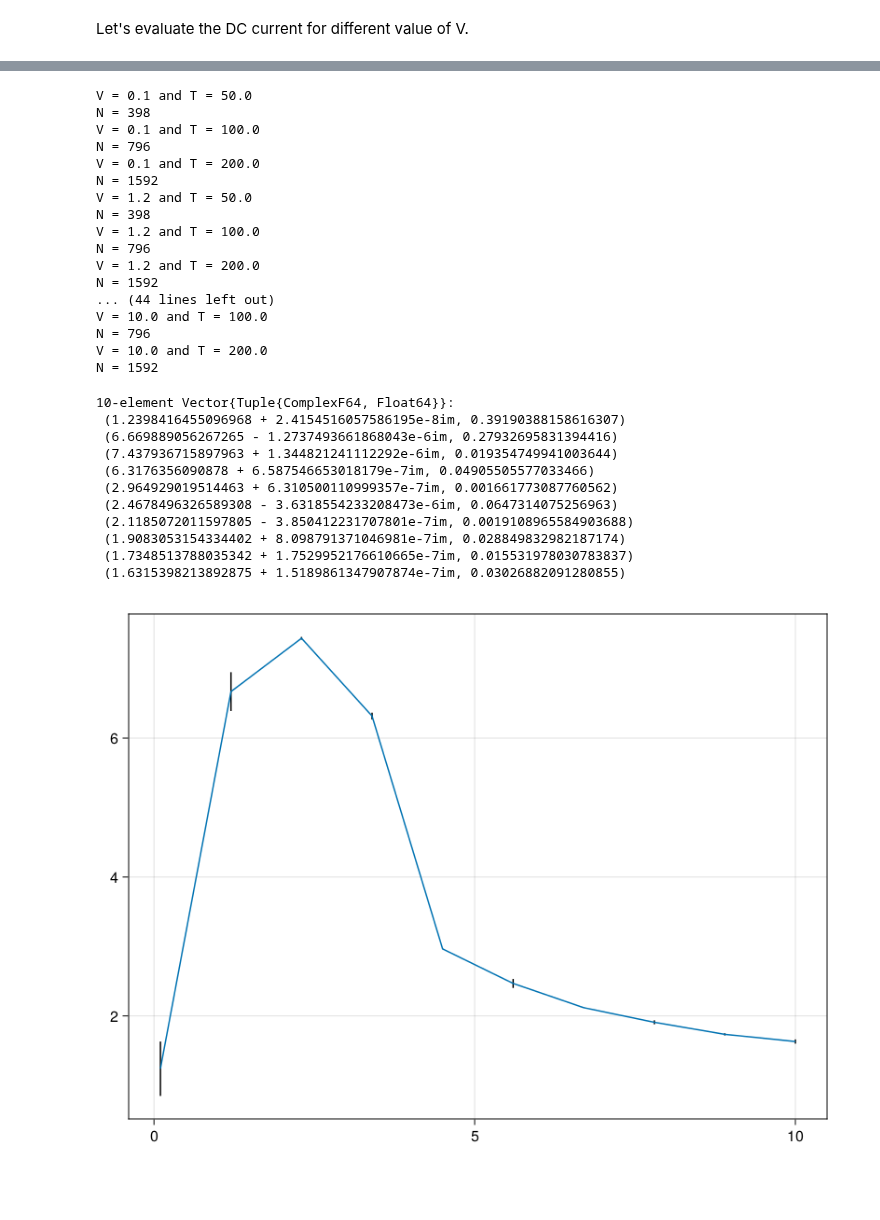
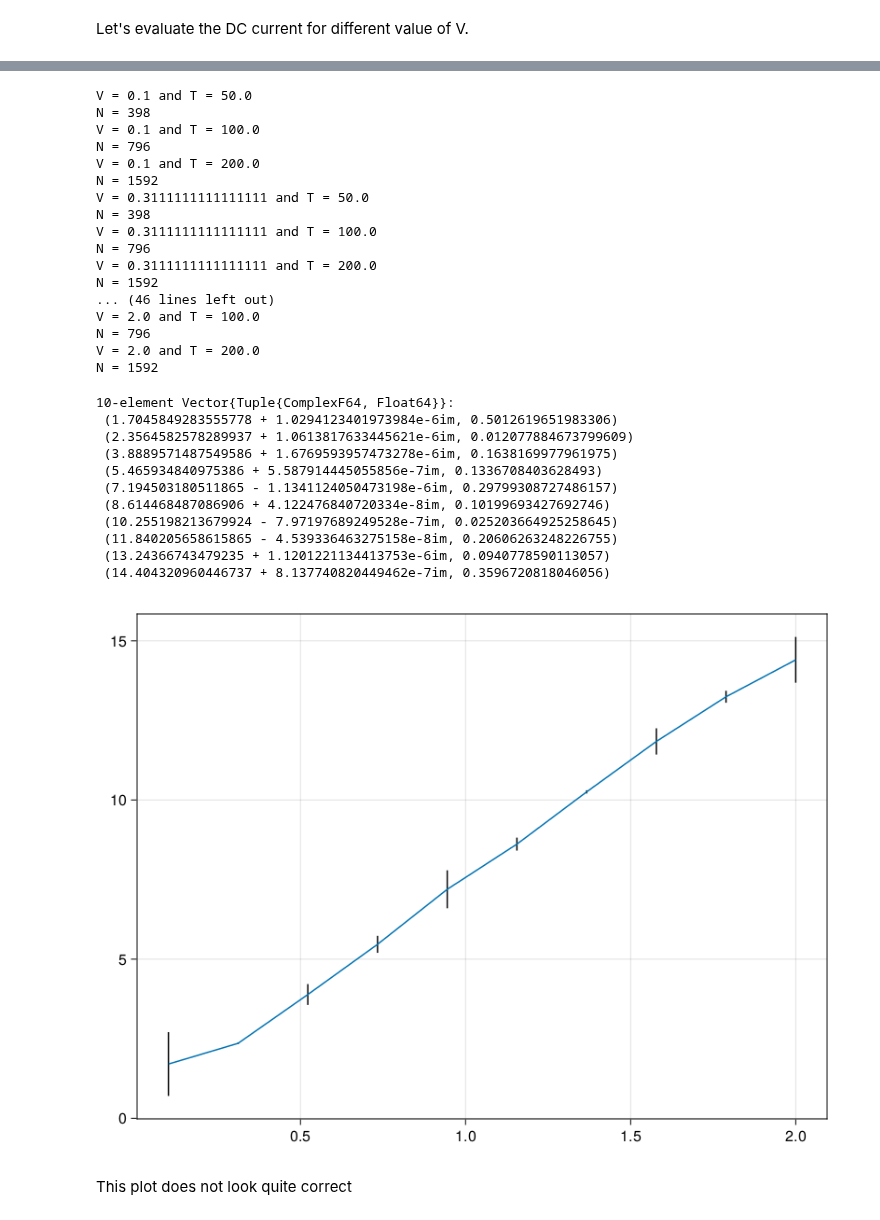
Before and after one commit to BaptisteLamic/NonEquilibriumGreenFunction.jl, a Jupyter notebook: examples/SQDS_junction.ipynb, the cells around one changed output, grey strips where cells are left out. Saved outputs shown, nothing was run; the diff lists cells and outputs as text; code cells hidden in the pictures; blank space fills up the shorter version.

Commit message:
fix evaluation of dc current

```diff
--- a/examples/SQDS_junction.ipynb
+++ b/examples/SQDS_junction.ipynb
@@ -339,16 +336,16 @@ using Richardson
 function dc_current(T,V)
     Γ = 10
     δt = 0.2 * 2π / max(V, Γ)
-    p = Junction.Parameters(δt=δt, T = T, ϕl=t -> 0, ϕr=t -> V*t, Δ = 1, Γl=Γ, Γr=0.9*Γ, β=1000);
+    p = Junction.Parameters(δt=δt, T = T, ϕl=t -> 0, ϕr=t -> V*t, Δ = 1, Γl=Γ, Γr=0.7*Γ, β=1000);
     println("N = $(Junction.axis(p)|> length)")
     results = Junction.simulate_junction(p)
     idc = Junction.compute_average_current(results)
     #we use a simple average filter
-    sum(idc)/T
+    sum(idc)/length(idc)
 end
-function dc_current(V)
+function dc_current(V; T0 = 50, maxeval = 4)
     # We use Richardson extrapolation to speed up the convergeance
-    result = extrapolate(0.01, rtol=5e-2, atol = 5e-2 contract = 0.5, maxeval = 6) do x
+    result = extrapolate(1/T0, rtol=5e-2, atol = 5e-2, contract = 0.5, maxeval = maxeval) do x
         println("V = $V and T = $(1/x)")
         dc_current(1/x,V)
     end
@@ -369,5 +363,5 @@ N = 12733
 # %%
-tab_V = LinRange(0.1,10,10)
+tab_V = LinRange(0.1,2,10)
 idc = dc_current.(tab_V)
 # %% [output]
 V = 0.1 and T = 50.0
@@ -376,37 +370,40 @@ V = 0.1 and T = 100.0
 N = 796
 V = 0.1 and T = 200.0
 N = 1592
-V = 1.2 and T = 50.0
+V = 0.3111111111111111 and T = 50.0
 N = 398
-V = 1.2 and T = 100.0
+V = 0.3111111111111111 and T = 100.0
 N = 796
-V = 1.2 and T = 200.0
+V = 0.3111111111111111 and T = 200.0
 N = 1592
-... (44 lines left out)
-V = 10.0 and T = 100.0
+... (46 lines left out)
+V = 2.0 and T = 100.0
 N = 796
-V = 10.0 and T = 200.0
+V = 2.0 and T = 200.0
 N = 1592
 10-element Vector{Tuple{ComplexF64, Float64}}:
- (1.2398416455096968 + 2.4154516057586195e-8im, 0.39190388158616307)
- (6.669889056267265 - 1.2737493661868043e-6im, 0.27932695831394416)
- (7.437936715897963 + 1.344821241112292e-6im, 0.019354749941003644)
- (6.3176356090878 + 6.587546653018179e-7im, 0.04905505577033466)
- (2.964929019514463 + 6.310500110999357e-7im, 0.001661773087760562)
- (2.4678496326589308 - 3.6318554233208473e-6im, 0.0647314075256963)
- (2.1185072011597805 - 3.850412231707801e-7im, 0.0019108965584903688)
- (1.9083053154334402 + 8.098791371046981e-7im, 0.028849832982187174)
- (1.7348513788035342 + 1.7529952176610665e-7im, 0.015531978030783837)
- (1.6315398213892875 + 1.5189861347907874e-7im, 0.03026882091280855)
+ (1.7045849283555778 + 1.0294123401973984e-6im, 0.5012619651983306)
+ (2.3564582578289937 + 1.0613817633445621e-6im, 0.012077884673799609)
+ (3.8889571487549586 + 1.6769593957473278e-6im, 0.1638169977961975)
+ (5.465934840975386 + 5.587914445055856e-7im, 0.1336708403628493)
+ (7.194503180511865 - 1.1341124050473198e-6im, 0.29799308727486157)
+ (8.614468487086906 + 4.122476840720334e-8im, 0.10199693427692746)
+ (10.255198213679924 - 7.97197689249528e-7im, 0.025203664925258645)
+ (11.840205658615865 - 4.539336463275158e-8im, 0.20606263248226755)
+ (13.24366743479235 + 1.1201221134413753e-6im, 0.0940778590113057)
+ (14.404320960446737 + 8.137740820449462e-7im, 0.3596720818046056)
 # %%
 f = Figure()
 Axis(f[1, 1])
 
 xs = tab_V
 ys = [real(r[1]) for r in idc]
-errors = [r[2] for r in idc]
-errorbars!(xs, ys, errors,) # same low and high error
+errors = [2*r[2] for r in idc]
+#Not sure about the error estimate
+errorbars!(xs, ys, errors)
 lines!(xs, ys, markersize = 3)
 f
 # %% [output]
-[figure, old version]
+[figure, new version]
+# %% [markdown]
+This plot does not look quite correct
```
Also changed, not shown: parts of 2 cells of this notebook.
